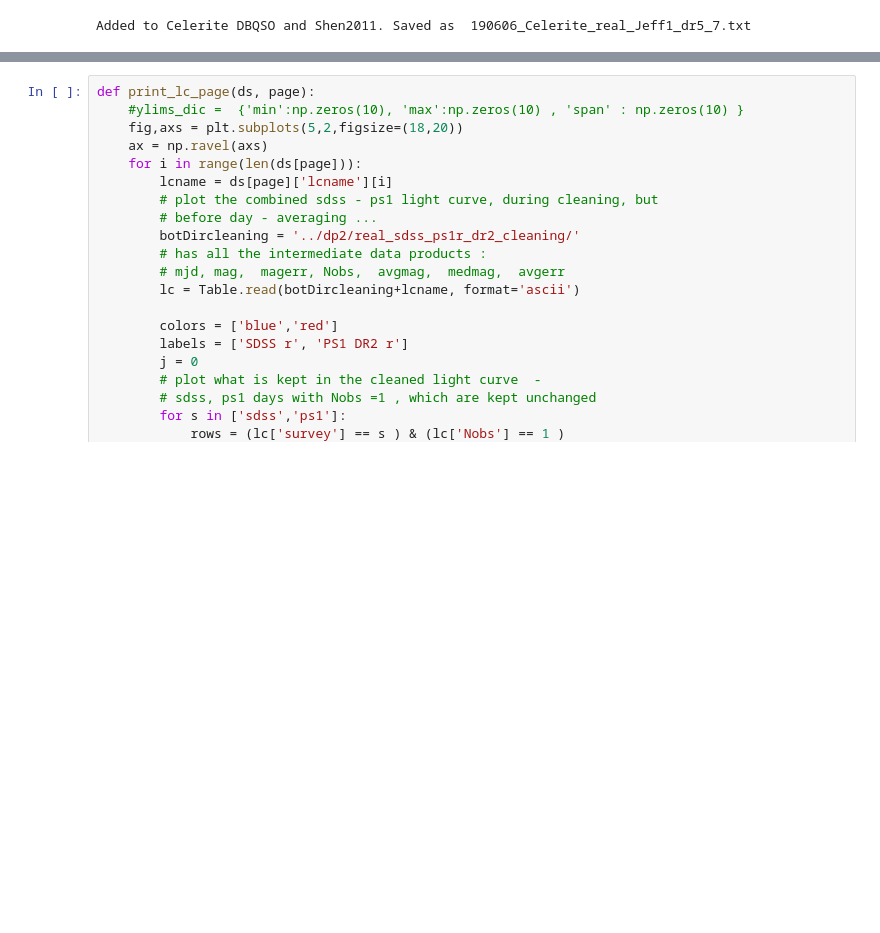
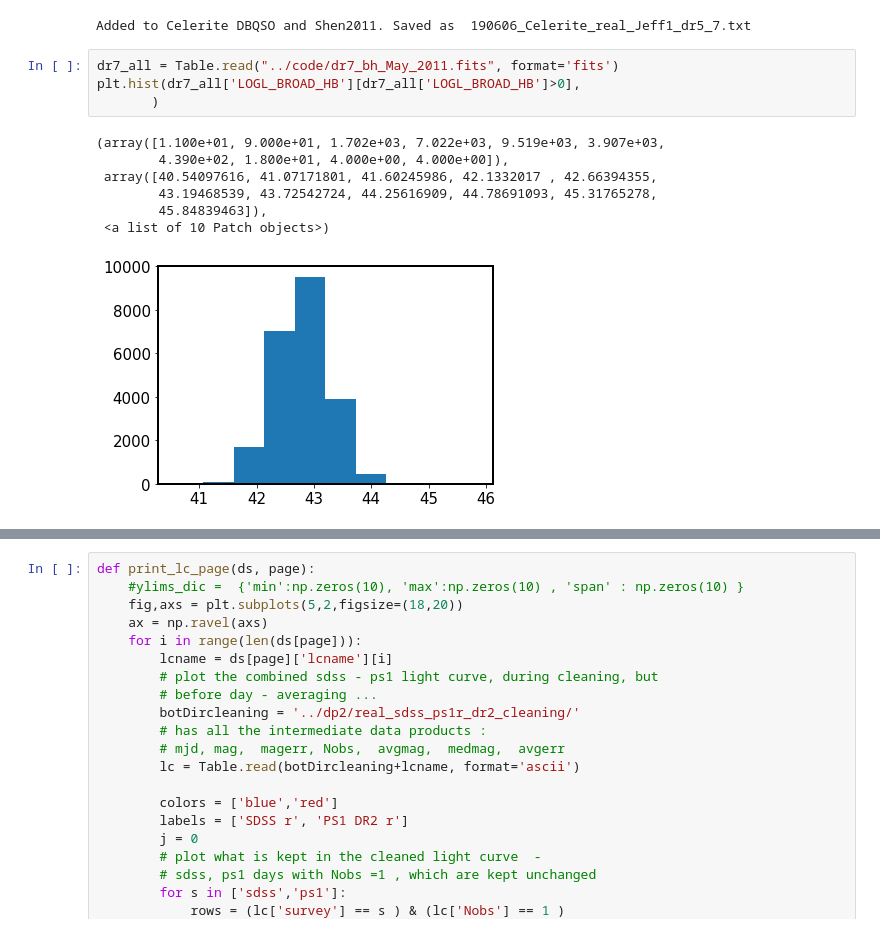
Before and after one commit to suberlak/PS1_SDSS_CRTS, a Jupyter notebook: code2/Explore_SDSS_PS1_lightcurves.ipynb, the cells around one changed output, grey strips where cells are left out. Cells and saved outputs as stored; diff of their text form; blank space fills up the shorter version.

```diff
--- a/code2/Explore_SDSS_PS1_lightcurves.ipynb
+++ b/code2/Explore_SDSS_PS1_lightcurves.ipynb
@@ -534,5 +549,17 @@ data_dr5_7.write(name, format='ascii', overwrite=True)
 print('Added to Celerite DBQSO and Shen2011. Saved as ', name)
 # %% [output]
 Added to Celerite DBQSO and Shen2011. Saved as  190606_Celerite_real_Jeff1_dr5_7.txt
+# %%
+dr7_all = Table.read("../code/dr7_bh_May_2011.fits", format='fits')
+plt.hist(dr7_all['LOGL_BROAD_HB'][dr7_all['LOGL_BROAD_HB']>0],
+       )
+# %% [output]
+(array([1.100e+01, 9.000e+01, 1.702e+03, 7.022e+03, 9.519e+03, 3.907e+03,
+        4.390e+02, 1.800e+01, 4.000e+00, 4.000e+00]),
+ array([40.54097616, 41.07171801, 41.60245986, 42.1332017 , 42.66394355,
+        43.19468539, 43.72542724, 44.25616909, 44.78691093, 45.31765278,
+        45.84839463]),
+ <a list of 10 Patch objects>)
+[figure, added]
 # %%
 %matplotlib inline
```
Also changed, not shown: parts of 28 cells of this notebook.
